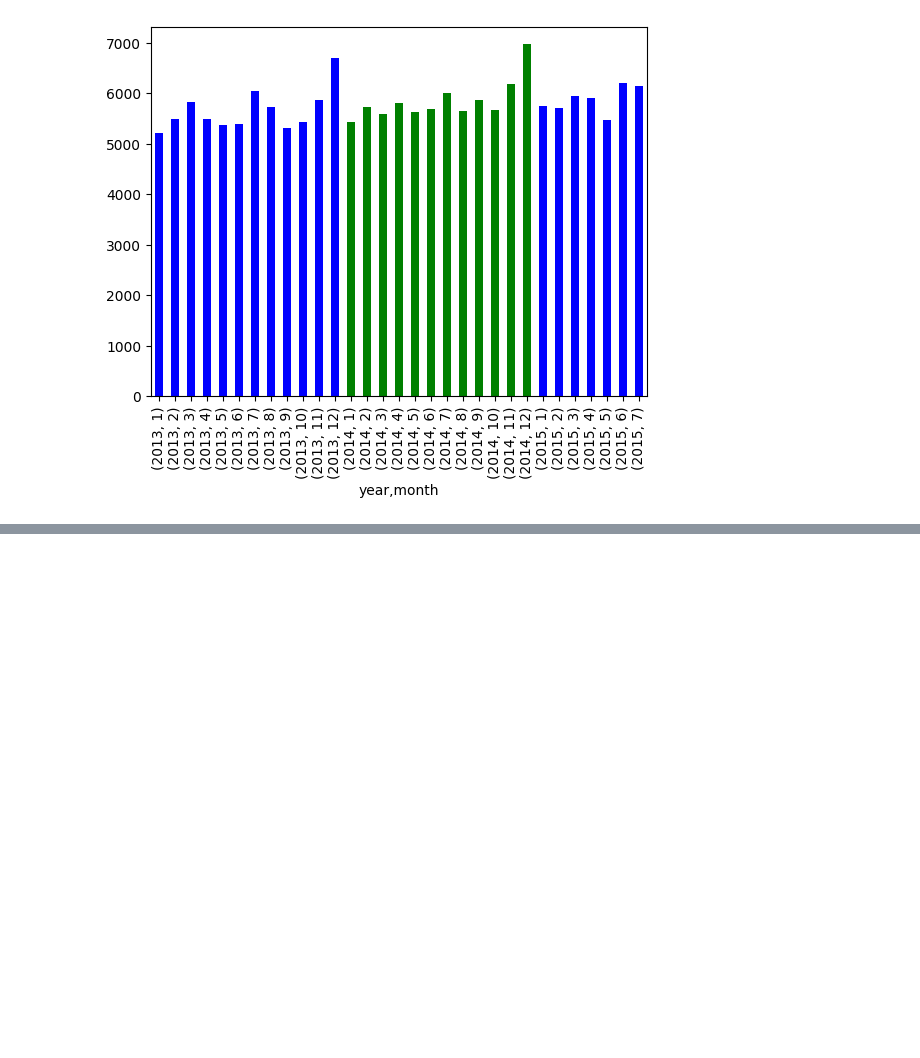
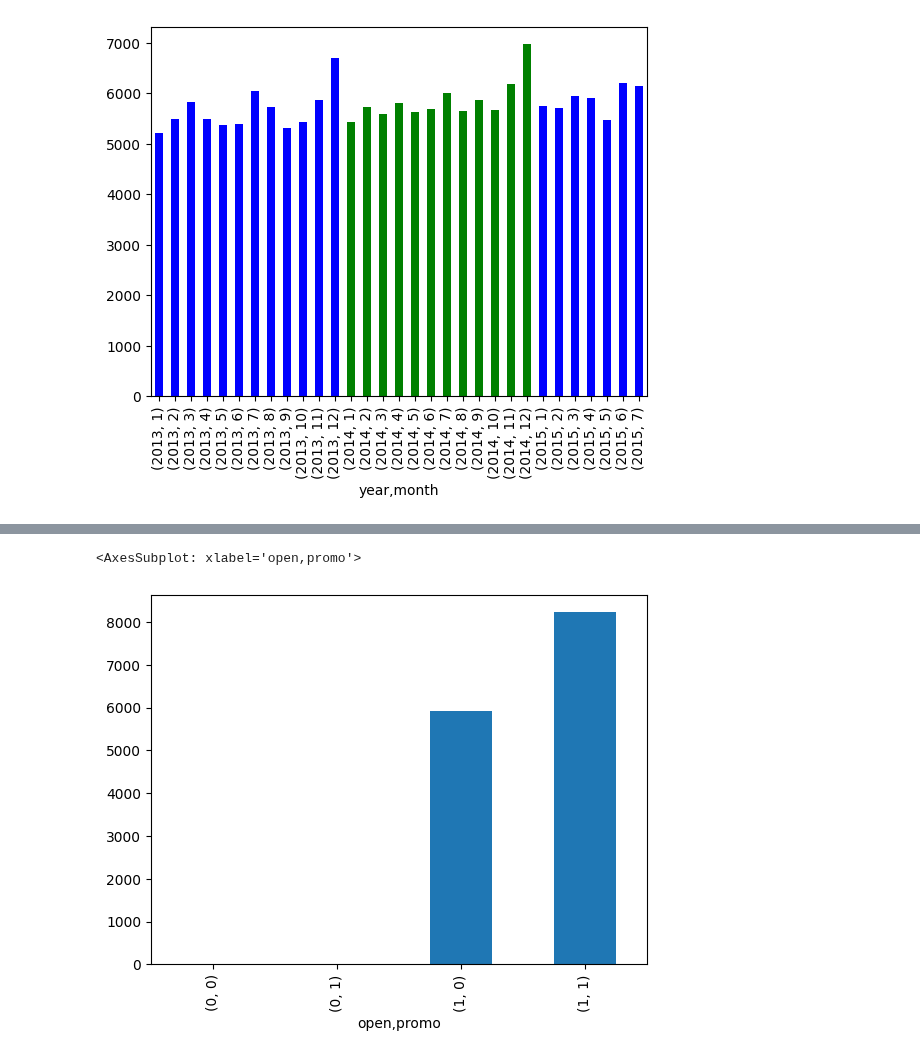
Before and after one commit to Bratpfannengamer/Rossmann, a Jupyter notebook: notebook_Till.ipynb, the cells around one changed output, grey strips where cells are left out. Drawn from its saved outputs; the diff is of its cells as text; code cells hidden in the pictures; blank space fills up the shorter version.

```diff
--- a/notebook_Till.ipynb
+++ b/notebook_Till.ipynb
@@ -250,0 +281,6 @@ df_train_store.groupby(['year','month'])['sales'].mean().plot(kind='bar', color=
+# %%
+#plot sales by open and promo
+df_train_store.groupby(['open','promo'])['sales'].mean().plot(kind='bar')
+# %% [output]
+<AxesSubplot: xlabel='open,promo'>
+[figure, added]
```
Also changed, not shown: parts of 8 cells of this notebook, 1 other file.
